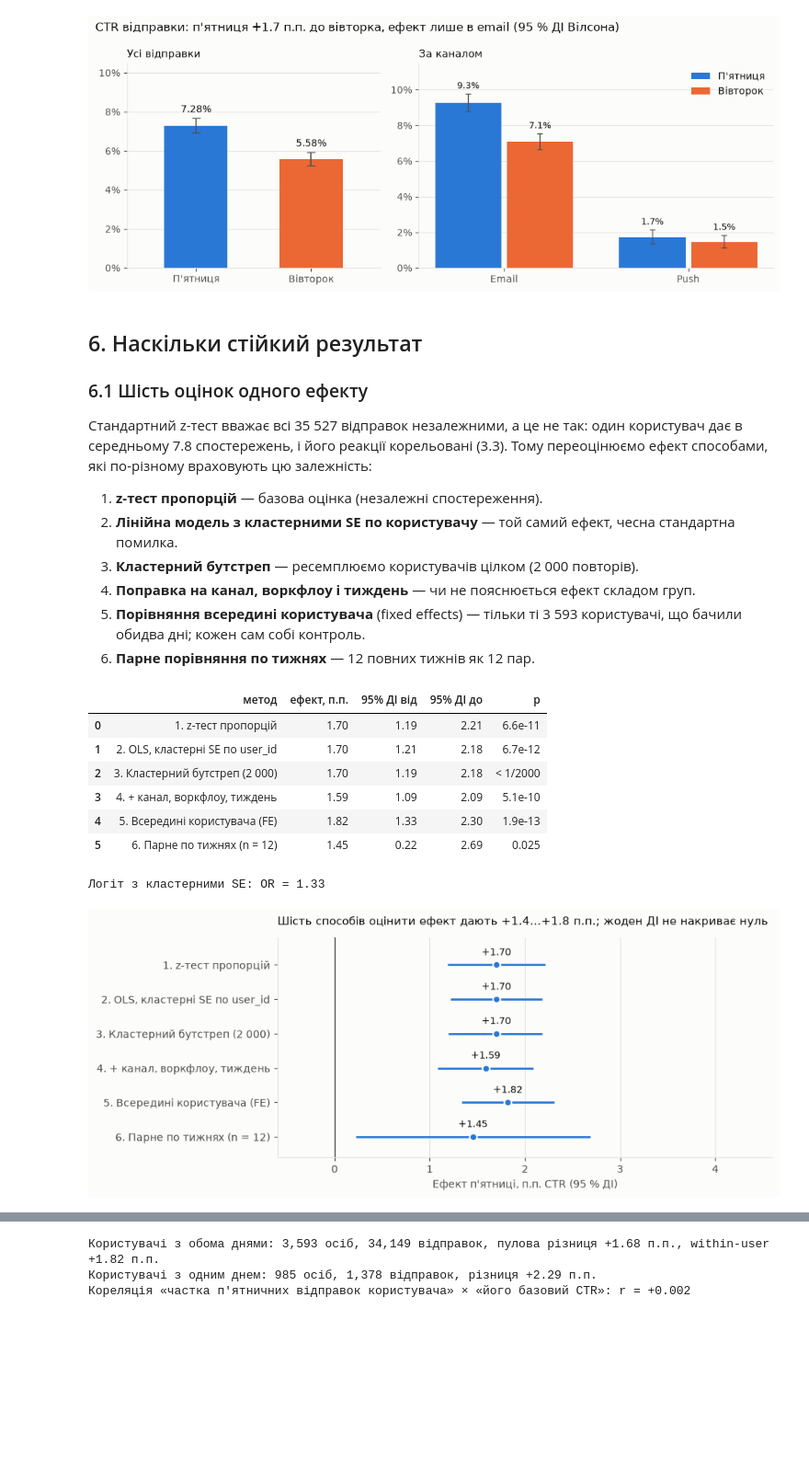
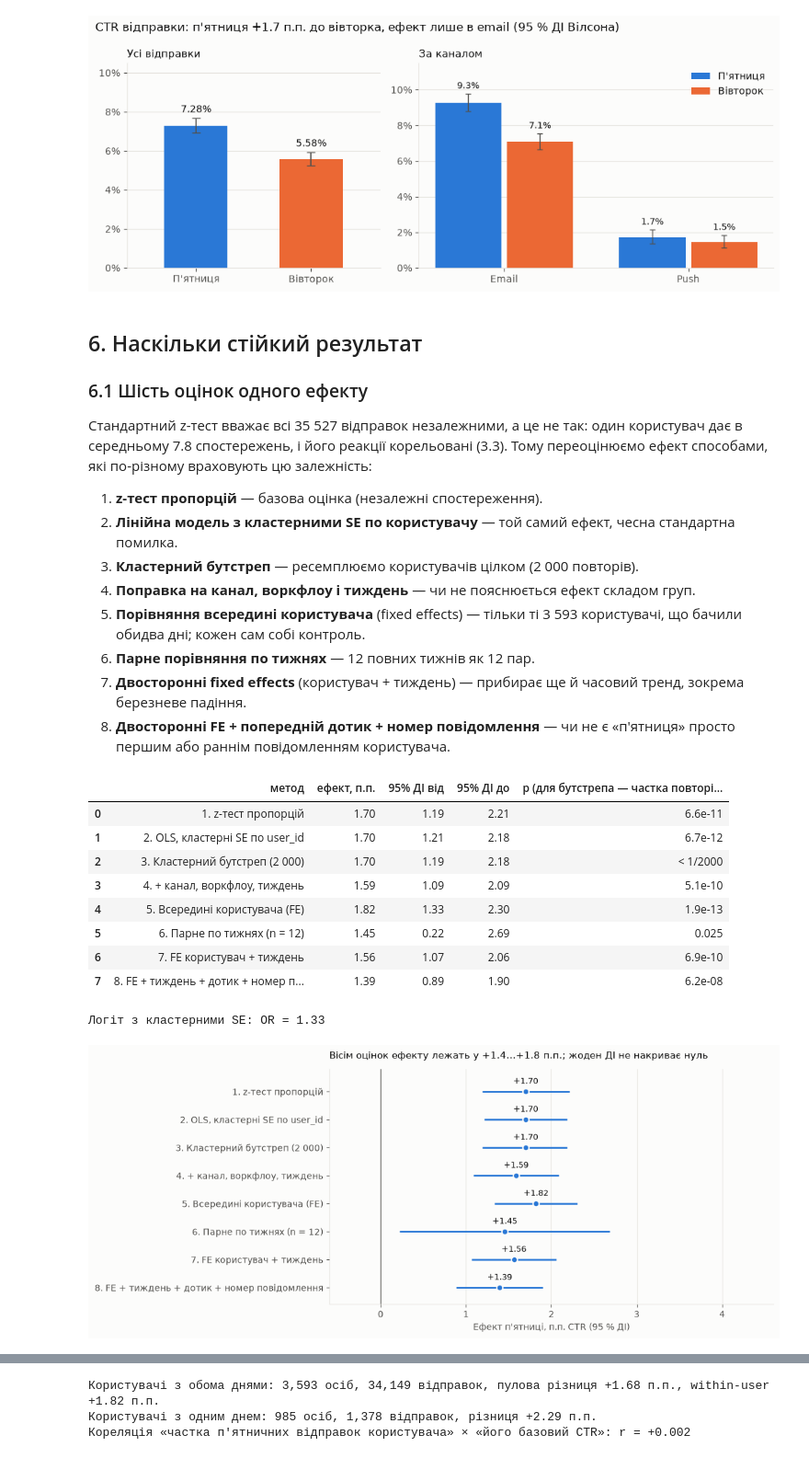
Before and after one commit to MDomantovych/ab-test-mailing-day, a Jupyter notebook: notebook/ab_test_analysis.ipynb, the cells around one changed output, grey strips where cells are left out. Shown at 92% size. Cells and saved outputs as stored; diff of their text form; code cells hidden in the pictures; blank space fills up the shorter version.

```diff
--- a/notebook/ab_test_analysis.ipynb
+++ b/notebook/ab_test_analysis.ipynb
@@ -195,6 +196,9 @@ obs["opened"] = obs.opened.astype(int)
 obs = ab.add_neighbour_gaps(obs).reset_index(drop=True)          # days_since_prev / days_to_next до сусідніх повідомлень
 obs["msg_no"] = obs.groupby("user_id").cumcount() + 1            # порядковий номер повідомлення для користувача
 obs["tt_click_h"] = (obs.first_click - obs.sent_date).dt.total_seconds() / 3600
+obs["log_msg_no"] = np.log(obs.msg_no)
+obs["prior_touch_7d"] = (np.floor(obs.days_since_prev) <= 7).astype(int)   # було інше повідомлення за останній тиждень
+obs["period"] = np.where(obs.week < "2021-03-08", "січень–лютий", "березень")
 
 print("Спостережень:", len(obs), "| користувачів:", obs.user_id.nunique())
 obs.head()
@@ -547,6 +569,8 @@ plt.show()
 4. **Поправка на канал, воркфлоу і тиждень** — чи не пояснюється ефект складом груп.
 5. **Порівняння всередині користувача** (fixed effects) — тільки ті 3 593 користувачі, що бачили обидва дні; кожен сам собі контроль.
 6. **Парне порівняння по тижнях** — 12 повних тижнів як 12 пар.
+7. **Двосторонні fixed effects** (користувач + тиждень) — прибирає ще й часовий тренд, зокрема березневе падіння.
+8. **Двосторонні FE + попередній дотик + номер повідомлення** — чи не є «п'ятниця» просто першим або раннім повідомленням користувача.
 # %%
 clustered = ab.clustered_lpm(obs, "clicked ~ fri", "user_id")
 boot = ab.cluster_bootstrap_diff(obs, "user_id", "fri", "clicked", n_boot=2000, seed=42)
@@ -554,6 +578,8 @@ adjusted = ab.clustered_lpm(obs, "clicked ~ fri + C(notice_type) + C(wf_type) +
 within = ab.within_user_effect(obs, "user_id", "fri", "clicked")
 full_weeks = obs[obs.week.between("2021-01-04", "2021-03-22")]
 weekly = ab.paired_weekly_effect(full_weeks, "week", "fri", "clicked")
+twoway = ab.two_way_fe_effect(obs, "user_id", "week", "fri", "clicked")
+twoway_ctrl = ab.two_way_fe_effect(obs, "user_id", "week", "fri", "clicked", controls=("prior_touch_7d", "log_msg_no"))
 
 rows = [
     ("1. z-тест пропорцій", res.diff, res.ci_low, res.ci_high, res.p),
@@ -562,6 +588,8 @@ rows = [
     ("4. + канал, воркфлоу, тиждень", adjusted["coef"], adjusted["ci_low"], adjusted["ci_high"], adjusted["p"]),
     ("5. Всередині користувача (FE)", within["coef"], within["ci_low"], within["ci_high"], within["p"]),
     (f"6. Парне по тижнях (n = {weekly['weeks']})", weekly["mean"], weekly["ci_low"], weekly["ci_high"], weekly["p"]),
+    ("7. FE користувач + тиждень", twoway["coef"], twoway["ci_low"], twoway["ci_high"], twoway["p"]),
+    ("8. FE + тиждень + дотик + номер повідомлення", twoway_ctrl["coef"], twoway_ctrl["ci_low"], twoway_ctrl["ci_high"], twoway_ctrl["p"]),
 ]
 robust = pd.DataFrame(rows, columns=["метод", "ефект", "ДІ low", "ДІ high", "p"])
 
@@ -576,38 +604,41 @@ shown = robust.copy()
 for column in ["ефект", "ДІ low", "ДІ high"]:
     shown[column] = (shown[column] * 100).round(2)
 shown["p"] = [format_p(v, i == 2) for i, v in enumerate(shown.p)]
-display(shown.rename(columns={"ефект": "ефект, п.п.", "ДІ low": "95% ДІ від", "ДІ high": "95% ДІ до"}))
+display(shown.rename(columns={"ефект": "ефект, п.п.", "ДІ low": "95% ДІ від", "ДІ high": "95% ДІ до",
+                              "p": "p (для бутстрепа — частка повторів ≤ 0)"}))
 
 logit = smf.logit("clicked ~ fri", obs).fit(disp=0, cov_type="cluster", cov_kwds={"groups": obs.user_id})
 print(f"Логіт з кластерними SE: OR = {np.exp(logit.params['fri']):.2f}")
 # %% [output]
-|  | метод | ефект, п.п. | 95% ДІ від | 95% ДІ до | p |
+|  | метод | ефект, п.п. | 95% ДІ від | 95% ДІ до | p (для бутстрепа — частка повторі... |
 | 0 | 1. z-тест пропорцій | 1.70 | 1.19 | 2.21 | 6.6e-11 |
 | 1 | 2. OLS, кластерні SE по user_id | 1.70 | 1.21 | 2.18 | 6.7e-12 |
 | 2 | 3. Кластерний бутстреп (2 000) | 1.70 | 1.19 | 2.18 | < 1/2000 |
 | 3 | 4. + канал, воркфлоу, тиждень | 1.59 | 1.09 | 2.09 | 5.1e-10 |
 | 4 | 5. Всередині користувача (FE) | 1.82 | 1.33 | 2.30 | 1.9e-13 |
 | 5 | 6. Парне по тижнях (n = 12) | 1.45 | 0.22 | 2.69 | 0.025 |
+| 6 | 7. FE користувач + тиждень | 1.56 | 1.07 | 2.06 | 6.9e-10 |
+| 7 | 8. FE + тиждень + дотик + номер п... | 1.39 | 0.89 | 1.90 | 6.2e-08 |
 Логіт з кластерними SE: OR = 1.33
 # %%
-fig, ax = plt.subplots(figsize=(8.5, 3.8))
+fig, ax = plt.subplots(figsize=(9, 4.8))
 ypos = np.arange(len(robust))[::-1]
 ax.axvline(0, color=INK2, lw=1)
 ax.hlines(ypos, robust["ДІ low"] * 100, robust["ДІ high"] * 100, color=BLUE, lw=2)
 ax.scatter(robust["ефект"] * 100, ypos, color=BLUE, s=48, zorder=3, edgecolor=SURF, linewidth=1.5)
 for yi, value in zip(ypos, robust["ефект"] * 100):
     ax.text(value, yi + 0.28, f"{value:+.2f}", ha="center", fontsize=9, color=INK)
 ax.set_yticks(ypos)
 ax.set_yticklabels(robust["метод"])
 ax.set_xlabel("Ефект п'ятниці, п.п. CTR (95 % ДІ)")
 ax.set_xlim(-0.6, 4.6)
 ax.set_ylim(-0.6, len(robust) - 0.2)
 ax.grid(axis="y", visible=False)
-ax.set_title("Шість способів оцінити ефект дають +1.4…+1.8 п.п.; жоден ДІ не накриває нуль", loc="left", fontsize=11, pad=12)
+ax.set_title("Вісім оцінок ефекту лежать у +1.4…+1.8 п.п.; жоден ДІ не накриває нуль", loc="left", fontsize=11, pad=12)
 fig.savefig(IMG / "03_robustness.png")
 plt.show()
 # %% [output]
-[figure, old version]
+[figure, new version]
 # %% [markdown]
 **Чому оцінка всередині користувача (+1.82) більша за пулову (+1.70)?** Не через склад вибірки: серед 3 593 користувачів
 з обома днями пулова різниця становить +1.68 п.п., серед 985 користувачів з одним днем — +2.29 п.п. (їх лише 1 378 відправок).
```
Also changed, not shown: parts of 12 cells of this notebook, 5 other files.
